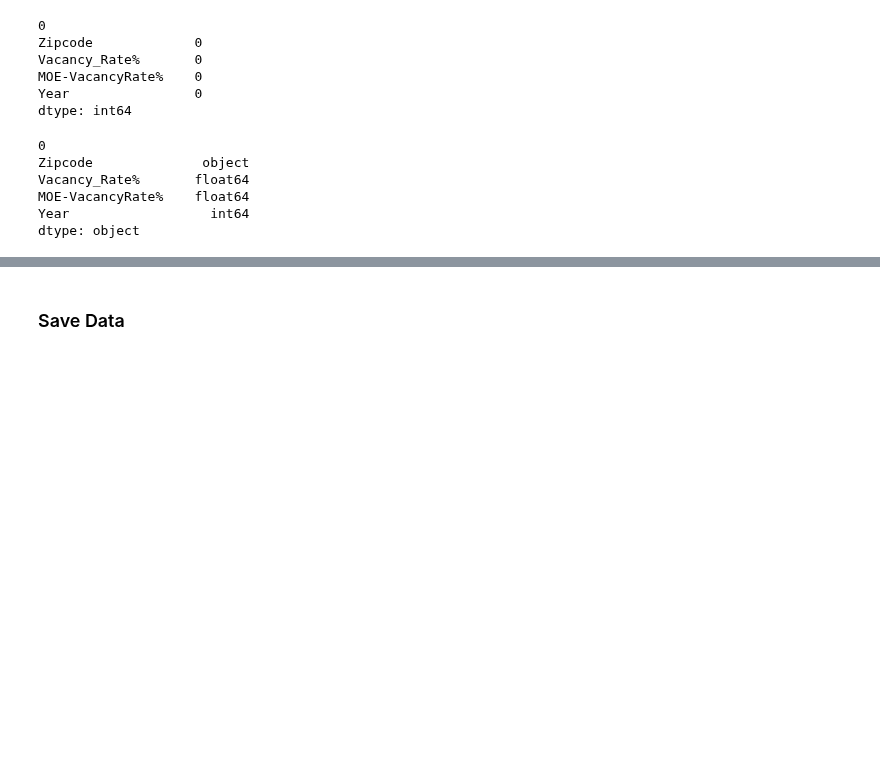
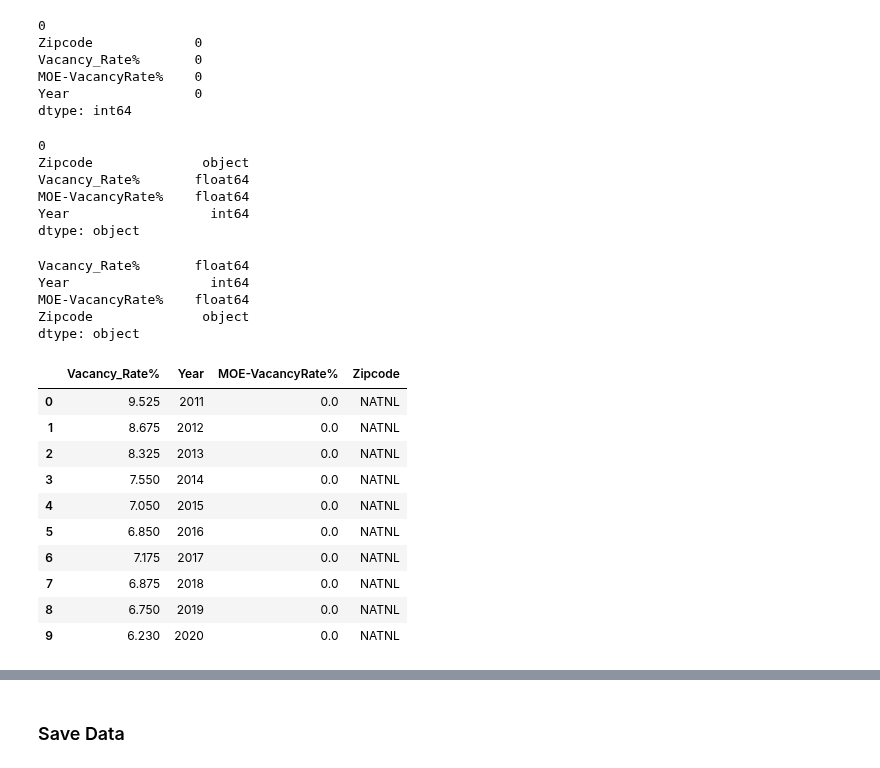
Before and after one commit to jjfrasca/Capstone_2, a Jupyter notebook: notebooks/2.0-jjf-initial-data-wrangling-zipcodeVacancy.ipynb, the cells around one changed output, grey strips where cells are left out. Saved outputs shown, nothing was run; the diff lists cells and outputs as text; code cells hidden in the pictures; blank space fills up the shorter version.

```diff
--- a/notebooks/2.0-jjf-initial-data-wrangling-zipcodeVacancy.ipynb
+++ b/notebooks/2.0-jjf-initial-data-wrangling-zipcodeVacancy.ipynb
@@ -442,3 +501,26 @@ Vacancy_Rate%       float64
 MOE-VacancyRate%    float64
 Year                  int64
 dtype: object
+# %%
+vacancy_rate_natnl_2011_19.dtypes
+# %% [output]
+Vacancy_Rate%       float64
+Year                  int64
+MOE-VacancyRate%    float64
+Zipcode              object
+dtype: object
+# %%
+#look at national vacancy rate dataframe
+vacancy_rate_natnl_2011_20
+# %% [output]
+|  | Vacancy_Rate% | Year | MOE-VacancyRate% | Zipcode |
+| 0 | 9.525 | 2011 | 0.0 | NATNL |
+| 1 | 8.675 | 2012 | 0.0 | NATNL |
+| 2 | 8.325 | 2013 | 0.0 | NATNL |
+| 3 | 7.550 | 2014 | 0.0 | NATNL |
+| 4 | 7.050 | 2015 | 0.0 | NATNL |
+| 5 | 6.850 | 2016 | 0.0 | NATNL |
+| 6 | 7.175 | 2017 | 0.0 | NATNL |
+| 7 | 6.875 | 2018 | 0.0 | NATNL |
+| 8 | 6.750 | 2019 | 0.0 | NATNL |
+| 9 | 6.230 | 2020 | 0.0 | NATNL |
```
Also changed, not shown: parts of 15 cells of this notebook.
